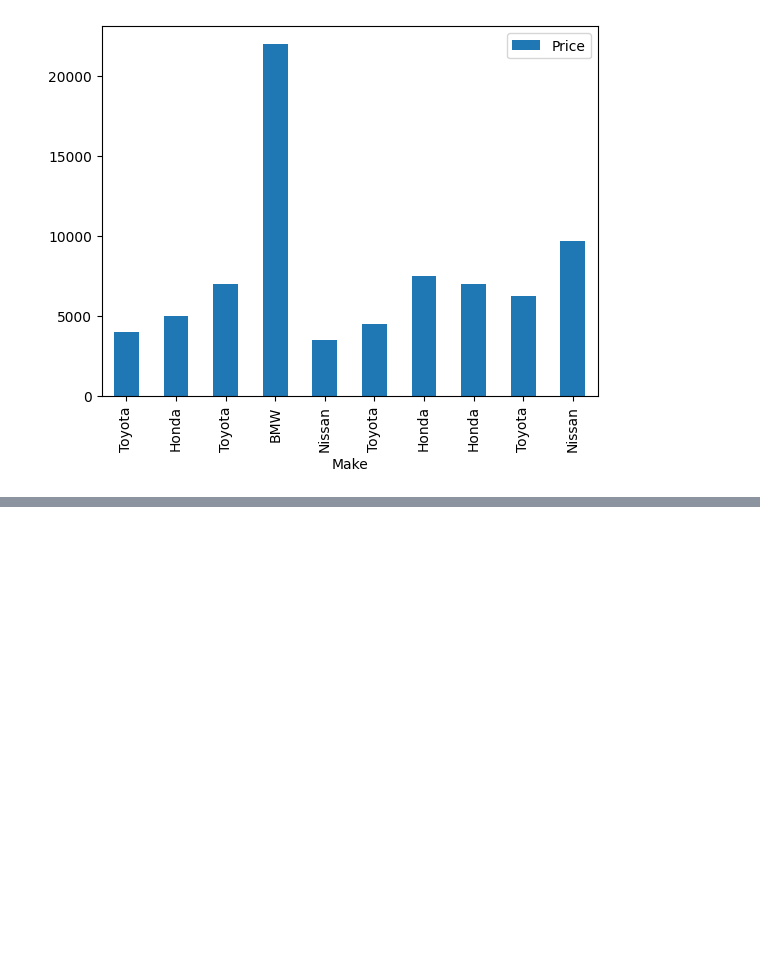
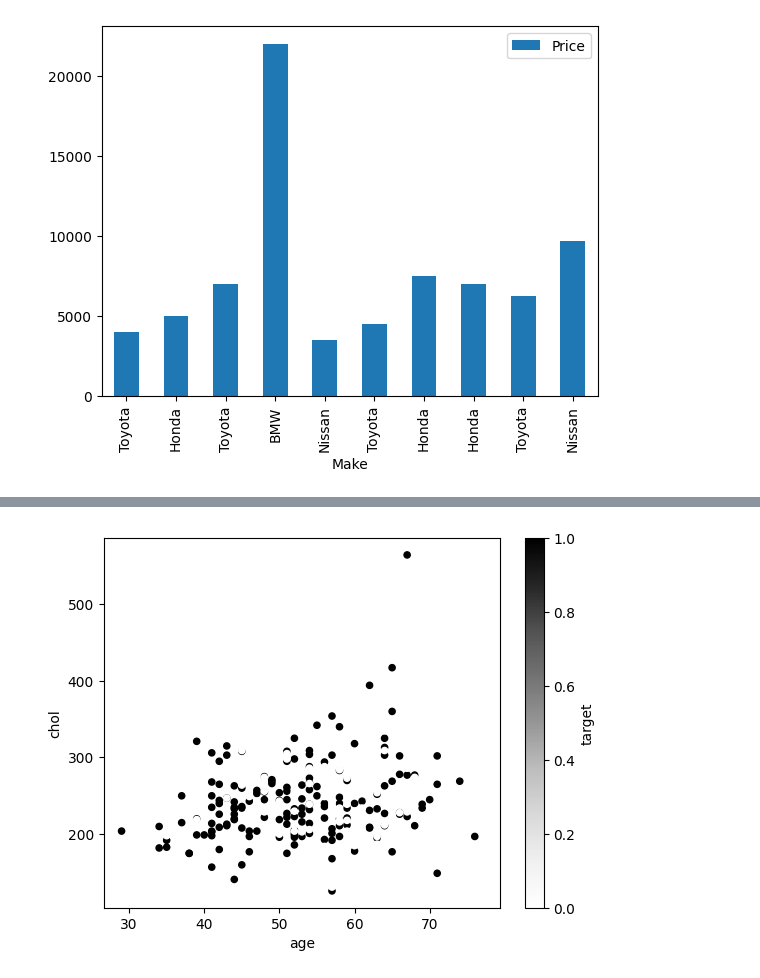
Before and after one commit to codekalimi/zero-to-mastery-ml, a Jupyter notebook: section-matplotlib/intro-matplotlib.ipynb, the cells around one changed output, grey strips where cells are left out. Cells and saved outputs as stored; diff of their text form; code cells hidden in the pictures; blank space fills up the shorter version.

```diff
--- a/section-matplotlib/intro-matplotlib.ipynb
+++ b/section-matplotlib/intro-matplotlib.ipynb
@@ -329,0 +401,4 @@ car_sales.plot(x="Make", y="Price", kind="bar");
+# %%
+heart_deases.plot(x="age", y="chol", kind="scatter", c="target");
+# %% [output]
+[figure, added]
```
Also changed, not shown: parts of 11 cells of this notebook.
